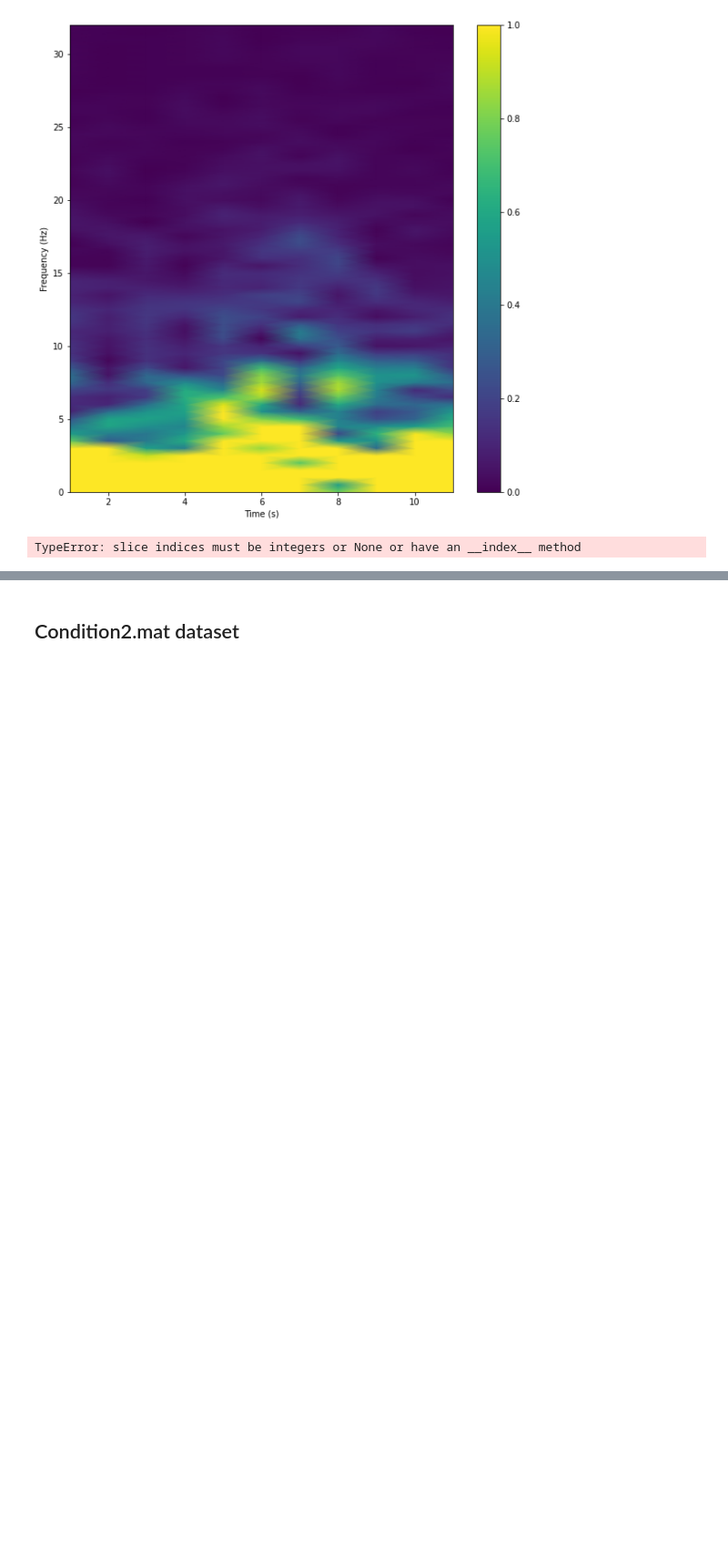
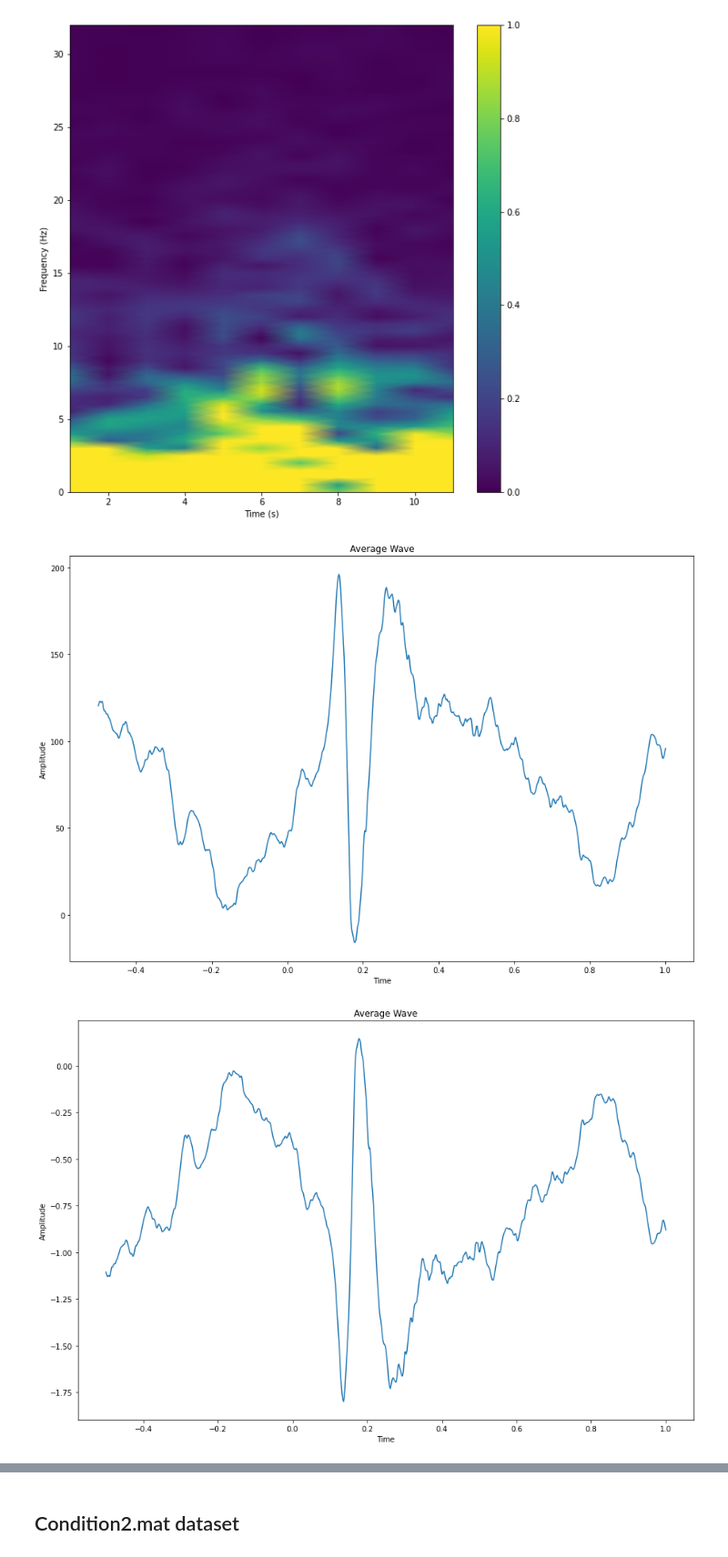
Before and after one commit to samar2605/BCI-Lab, a Jupyter notebook: Time Frerquency Response/TFR.ipynb, the cells around one changed output, grey strips where cells are left out. Shown at 91% size. Saved outputs shown, nothing was run; the diff lists cells and outputs as text; code cells hidden in the pictures; blank space fills up the shorter version.

```diff
--- a/Time Frerquency Response/TFR.ipynb
+++ b/Time Frerquency Response/TFR.ipynb
@@ -225,30 +226,31 @@ plot_multitaper(times, freqs, power)
 # %% [output]
 [figure]
 # %%
-interval = [0,128]
+interval = [0,256]
 separate_signals_normalized_absolute = baseline_correction_absolute(separate_signals,interval)
 #plot_trails(separate_signals_normalized_absolute,time)
 avg_epoch = avg_trial(separate_signals_normalized_absolute)
 plt.figure(figsize=(15,10))
 plt.plot(time, avg_epoch)
 plt.title("Average Wave")
 plt.xlabel("Time")
 plt.ylabel("Amplitude")
 plt.show()
 
 separate_signals_normalized_rc = baseline_correction_relative_change(separate_signals,interval)
 #plot_trails(separate_signals_normalized_rc,time)
 avg_epoch_rc = avg_trial(separate_signals_normalized_rc)
 plt.figure(figsize=(15,10))
 plt.plot(time, avg_epoch_rc)
 plt.title("Average Wave")
 plt.xlabel("Time")
 plt.ylabel("Amplitude")
 plt.show()
 
 plt.plot(time, separate_signals_normalized_absolute[0])
 plt.show()
 plt.plot(time, separate_signals_normalized_rc[0])
 plt.show()
 # %% [output]
-TypeError: slice indices must be integers or None or have an __index__ method
+[figure, added]
+[figure, added]
```
Also changed, not shown: parts of 13 cells of this notebook.
